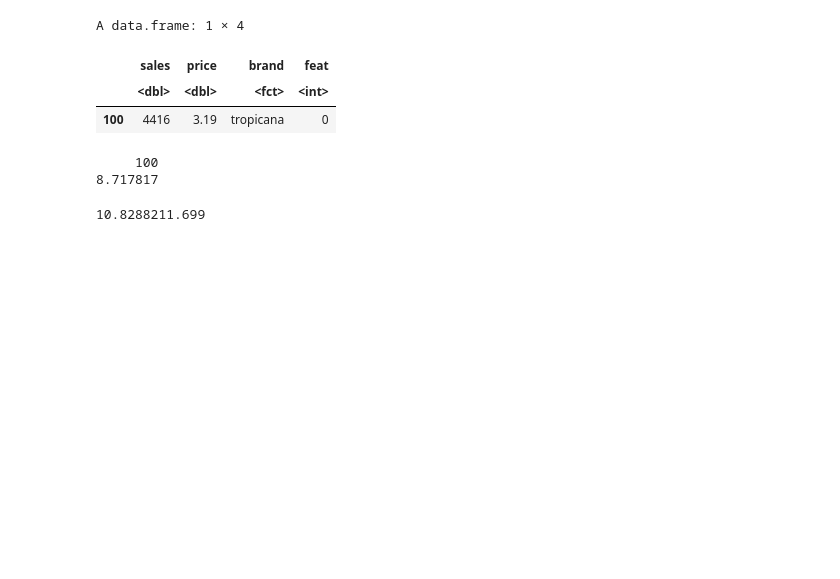
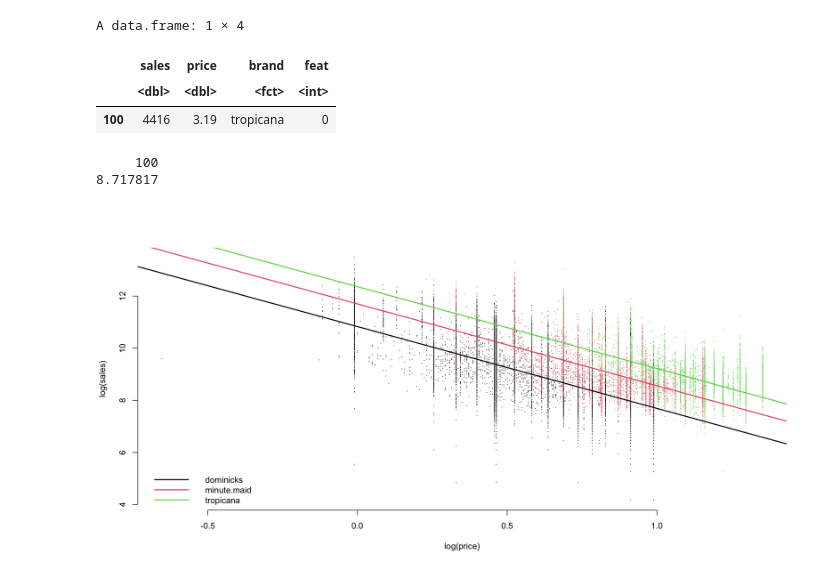
Before and after one commit to mkudija/taddy-business-data-science, a Jupyter notebook: 02-regression/01-linear-regression.ipynb, the cells around one changed output. Saved outputs shown, nothing was run; the diff lists cells and outputs as text; code cells hidden in the pictures; blank space fills up the shorter version.

```diff
--- a/02-regression/01-linear-regression.ipynb
+++ b/02-regression/01-linear-regression.ipynb
@@ -120,7 +123,14 @@ predict(reg, newdata=data[100,])
 # %% [output]
      100
 8.717817
-# %%
-cat(beta[1])
-# %% [output]
-10.8288211.699
+# %%
+beta <- coef(reg)
+
+plot(log(sales) ~ log(price), data=data, col=colors[data$brand],
+     cex=.1, pch=20, bty="n")
+abline(a=beta[1], b=beta[2], col=colors[1], lwd=2)
+abline(a=beta[1]+beta[3], b=beta[2], col=colors[2], lwd=2)
+abline(a=beta[1]+beta[4], b=beta[2], col=colors[3], lwd=2)
+legend("bottomleft", bty="n", lwd=2, col=colors, legend=levels(data$brand))
+# %% [output]
+[figure, added]
```
Also changed, not shown: parts of 23 cells of this notebook.
